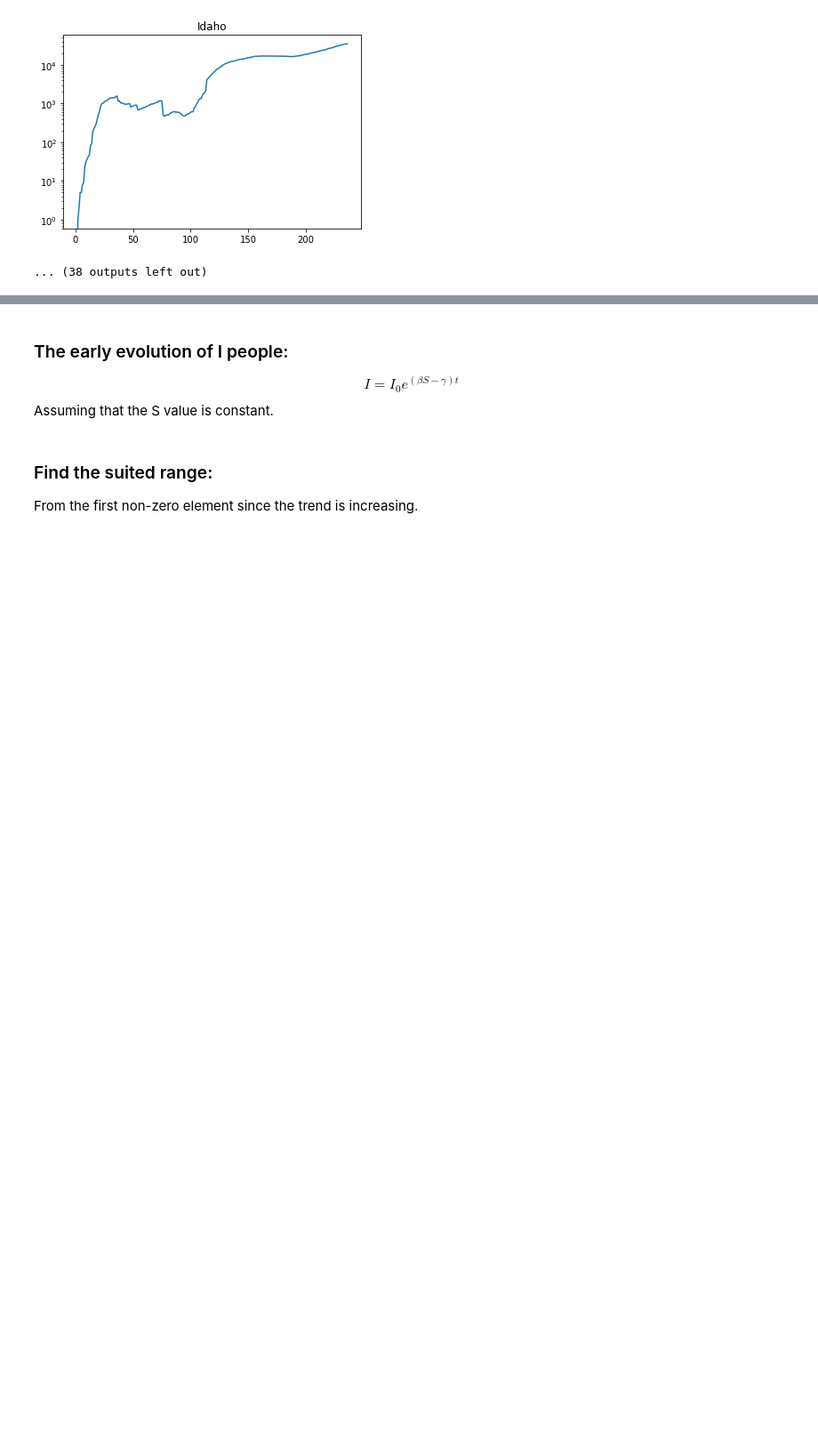
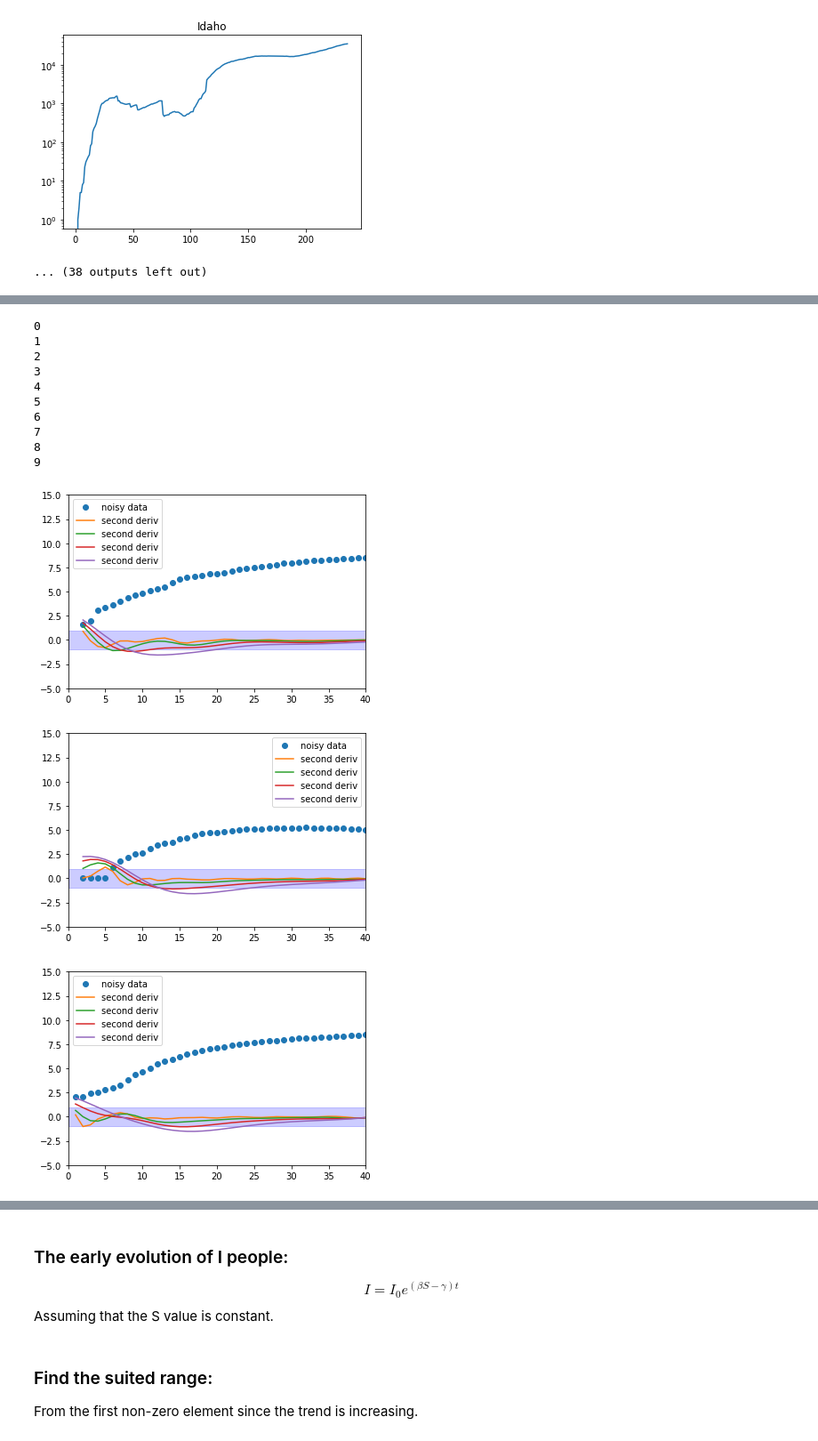
Before and after one commit to ParimahSafarian/Inequality-and-COVID-19, a Jupyter notebook: DataProcess-Copy1.ipynb, the cells around one changed output, grey strips where cells are left out. Shown at 89% size. Saved outputs shown, nothing was run; the diff lists cells and outputs as text; code cells hidden in the pictures; blank space fills up the shorter version.

```diff
--- a/DataProcess-Copy1.ipynb
+++ b/DataProcess-Copy1.ipynb
@@ -66,0 +83,49 @@ for i in range(states):
+# %%
+# create convolution kernel for calculating
+# the smoothed second order derivative
+j = 30
+for j in range(0, 10):
+    print(j)
+    y =  np.log([cases.loc[j][i] for i in range(1, days) if cases.loc[j][i] != 0])
+    x = range(np.where(cases.loc[j][1:] !=0)[0][0]+1, days)
+    plt.figure()
+
+    plt.plot(x, y,"o", label = "noisy data")
+
+    smooth_width = 7
+    lim = 5
+    for smooth_width in [20, 40, 60, 80]:
+        x1 = np.linspace(-lim,lim,smooth_width)
+        norm = np.sum(np.exp(-x1**2)) * (x1[1]-x1[0]) # ad hoc normalization
+        y1 = (4*x1**2 - 2) * np.exp(-x1**2) / smooth_width *8#norm*(x1[1]-x1[0])
+        # calculate second order deriv.
+        y_conv = np.convolve(y, y1, mode="same")
+
+        # plot data
+        plt.plot(x,y_conv, label = "second deriv")
+
+    # plt.plot(x, y, label="theory")
+    # plt.plot(x, x, "0.3", label = "linear data")
+    # plt.hlines([0],-10, 20)
+    # plt.axvspan(0,4, color="y", alpha=0.2)
+    # plt.axvspan(6,14, color="y", alpha=0.2)
+    plt.axhspan(-1,1, color="b", alpha=0.2)
+    # plt.vlines([0, 4, 6],-10, 10)
+    plt.xlim(0,40)
+    plt.ylim(-5,15)
+    plt.legend(loc=0)
+plt.show()
+# %% [output]
+0
+1
+2
+3
+4
+5
+6
+7
+8
+9
+[figure, added]
+[figure, added]
+[figure, added]
```
Also changed, not shown: parts of 3 cells of this notebook.
